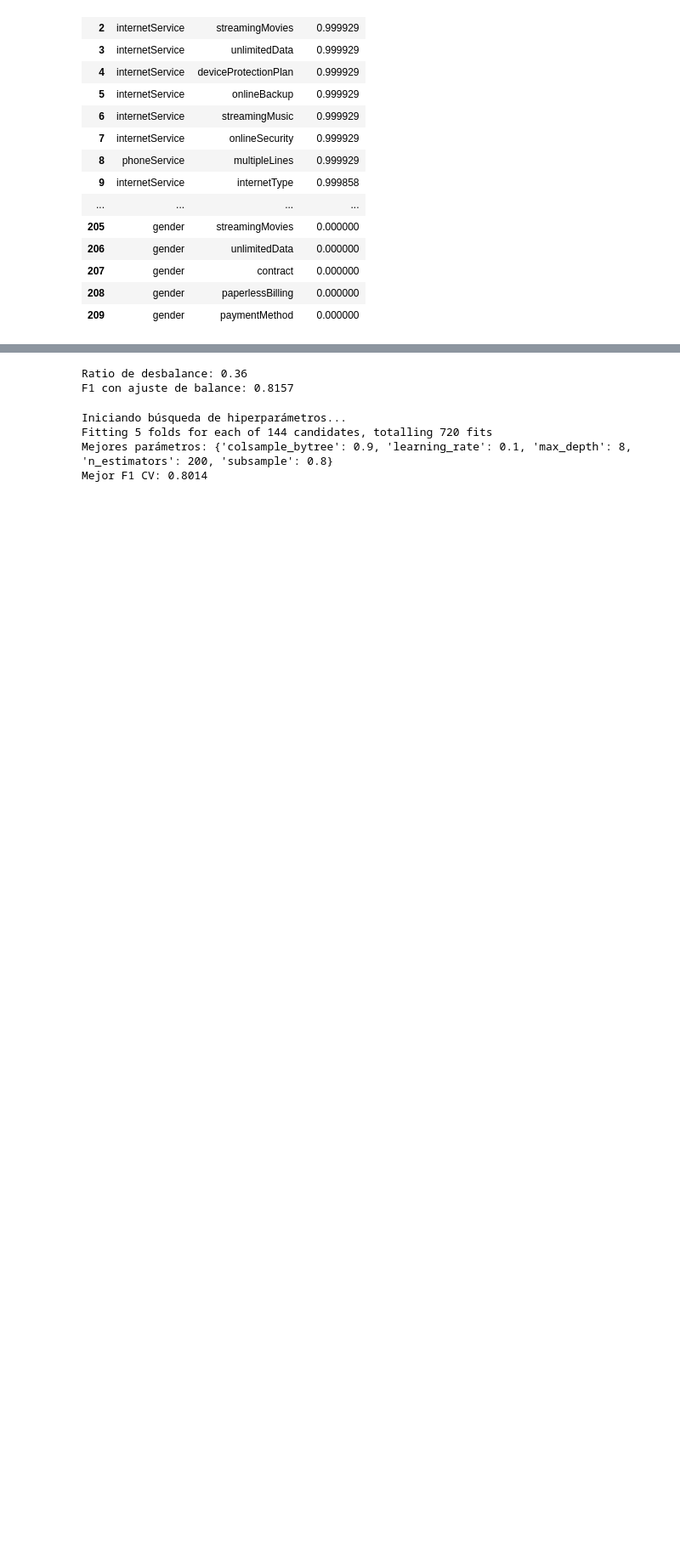
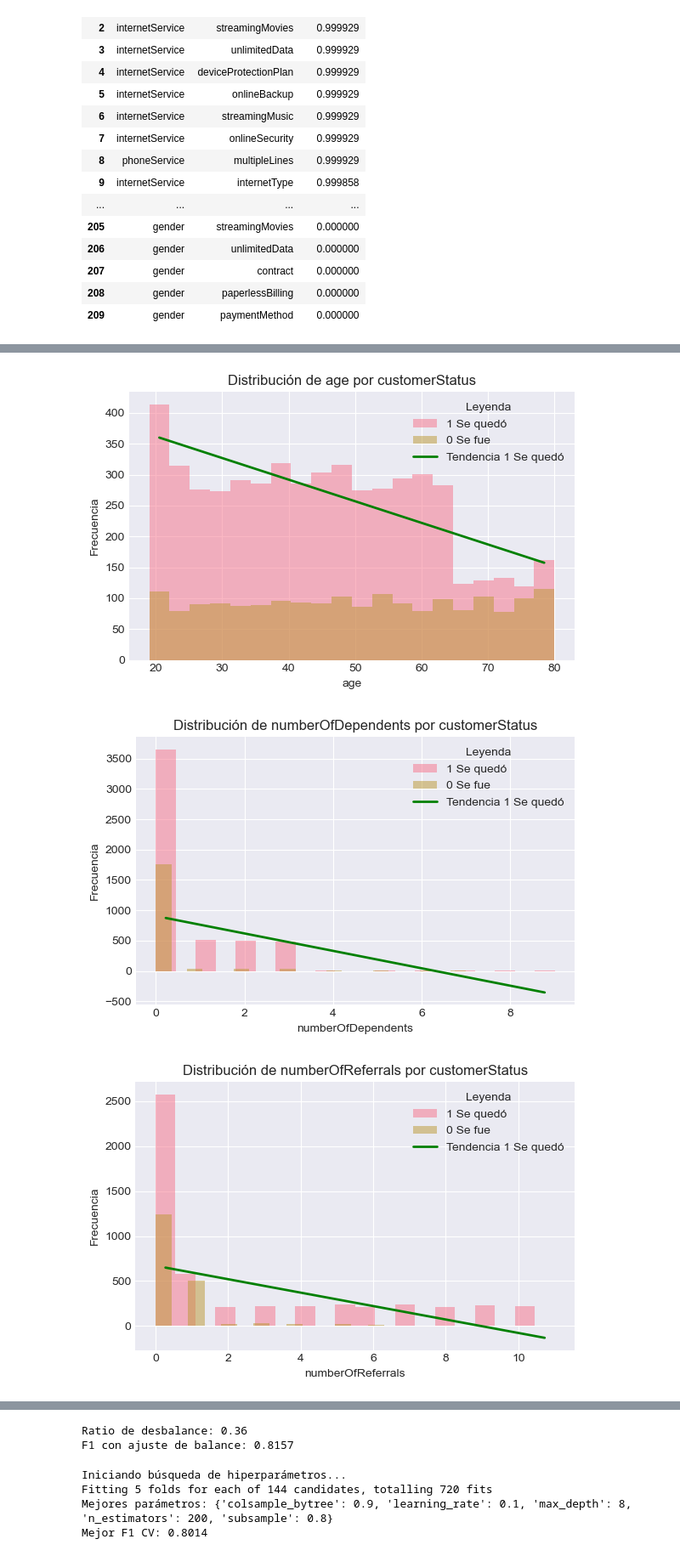
Before and after one commit to dmontjoy/teleco, a Jupyter notebook: predict.ipynb, the cells around one changed output, grey strips where cells are left out. Shown at 85% size. Drawn from its saved outputs; the diff is of its cells as text; code cells hidden in the pictures; blank space fills up the shorter version.

```diff
--- a/predict.ipynb
+++ b/predict.ipynb
@@ -356,3 +616,5 @@ Index(['gender', 'age', 'married', 'numberOfDependents', 'numberOfReferrals',
+# %%
+df_test_copy['customerStatus'] = df_test_copy['customerStatus'].map(lambda x: 0 if x == 'Churned' else 1)
 # %%
 import pandas as pd
 import numpy as np
@@ -650,0 +896,78 @@ avgMonthlyLongDistanceCharges   Numérica   0.009210             0.000000
+# %%
+# Graficar diagramas de frecuencia para variables numéricas y no numéricas,
+# diferenciando por customerStatus
+
+import matplotlib.pyplot as plt
+import numpy as np
+
+# Seleccionar variables numéricas y categóricas (excluyendo customerStatus)
+num_vars = df_test_copy.select_dtypes(include=['number']).columns.tolist()
+cat_vars = df_test_copy.select_dtypes(include=['object', 'category', 'bool']).columns.tolist()
+if 'customerStatus' in cat_vars:
+    cat_vars.remove('customerStatus')
+
+# Definir mapeo para leyenda
+status_legend_map = {
+    0: '0 Se fue',
+    1: '1 Se quedó'
+}
+
+# Si customerStatus es string/categoría, intentar mapear a 0/1 para leyenda
+unique_status = df_test_copy['customerStatus'].unique()
+status_labels = {}
+for status in unique_status:
+    # Si es numérico 0/1
+    if status in status_legend_map:
+        status_labels[status] = status_legend_map[status]
+    # Si es string, mapear manualmente
+    elif str(status).lower() in ['churned', 'se fue', 'no', 'left']:
+        status_labels[status] = '0 Se fue'
+    elif str(status).lower() in ['stayed', 'se quedo', 'yes', 'quedó', 'joined']:
+        status_labels[status] = '1 Se quedó'
+    else:
+        status_labels[status] = str(status)
+
+# Gráficos para variables numéricas
+for col in num_vars:
+    plt.figure(figsize=(6,4))
+    for status in unique_status:
+        subset = df_test_copy[df_test_copy['customerStatus'] == status]
+        plt.hist(subset[col].dropna(), bins=20, alpha=0.5, label=status_labels.get(status, str(status)))
+    # Añadir línea de tendencia de grado 1 para los que se quedan (1 o 'Stayed', etc)
+    # Buscar el valor de status que corresponde a "1 Se quedó"
+    status_1_keys = [k for k, v in status_labels.items() if v == '1 Se quedó']
+    if status_1_keys:
+        status_1 = status_1_keys[0]
+        subset_1 = df_test_copy[df_test_copy['customerStatus'] == status_1][col].dropna()
+        if len(subset_1) > 1:
+            # Calcular histograma para la línea de tendencia
+            counts, bin_edges = np.histogram(subset_1, bins=20)
+            bin_centers = (bin_edges[:-1] + bin_edges[1:]) / 2
+            # Ajustar una línea polinómica de grado 1 (recta)
+            z = np.polyfit(bin_centers, counts, 1)
+            p = np.poly1d(z)
+            plt.plot(bin_centers, p(bin_centers), color='green', linewidth=2, label='Tendencia 1 Se quedó')
+    plt.title(f'Distribución de {col} por customerStatus')
+    plt.xlabel(col)
+    plt.ylabel('Frecuencia')
+    plt.legend(title="Leyenda")
+    plt.tight_layout()
+    plt.show()
+
+# Gráficos para variables categóricas
+for col in cat_vars:
+    plt.figure(figsize=(6,4))
+    cross = df_test_copy.groupby([col, 'customerStatus']).size().unstack(fill_value=0)
+    # Renombrar columnas de la tabla cruzada para la leyenda
+    cross_renamed = cross.rename(columns=status_labels)
+    cross_renamed.plot(kind='bar', stacked=False, ax=plt.gca())
+    plt.title(f'Frecuencia de {col} por customerStatus')
+    plt.ylabel('Frecuencia')
+    plt.xlabel(col)
+    plt.legend(title="Leyenda: 0 se fue, 1 se quedó")
+    plt.tight_layout()
+    plt.show()
+# %% [output]
+[figure, added]
+[figure, added]
+[figure, added]
```
Also changed, not shown: parts of 48 cells of this notebook.
